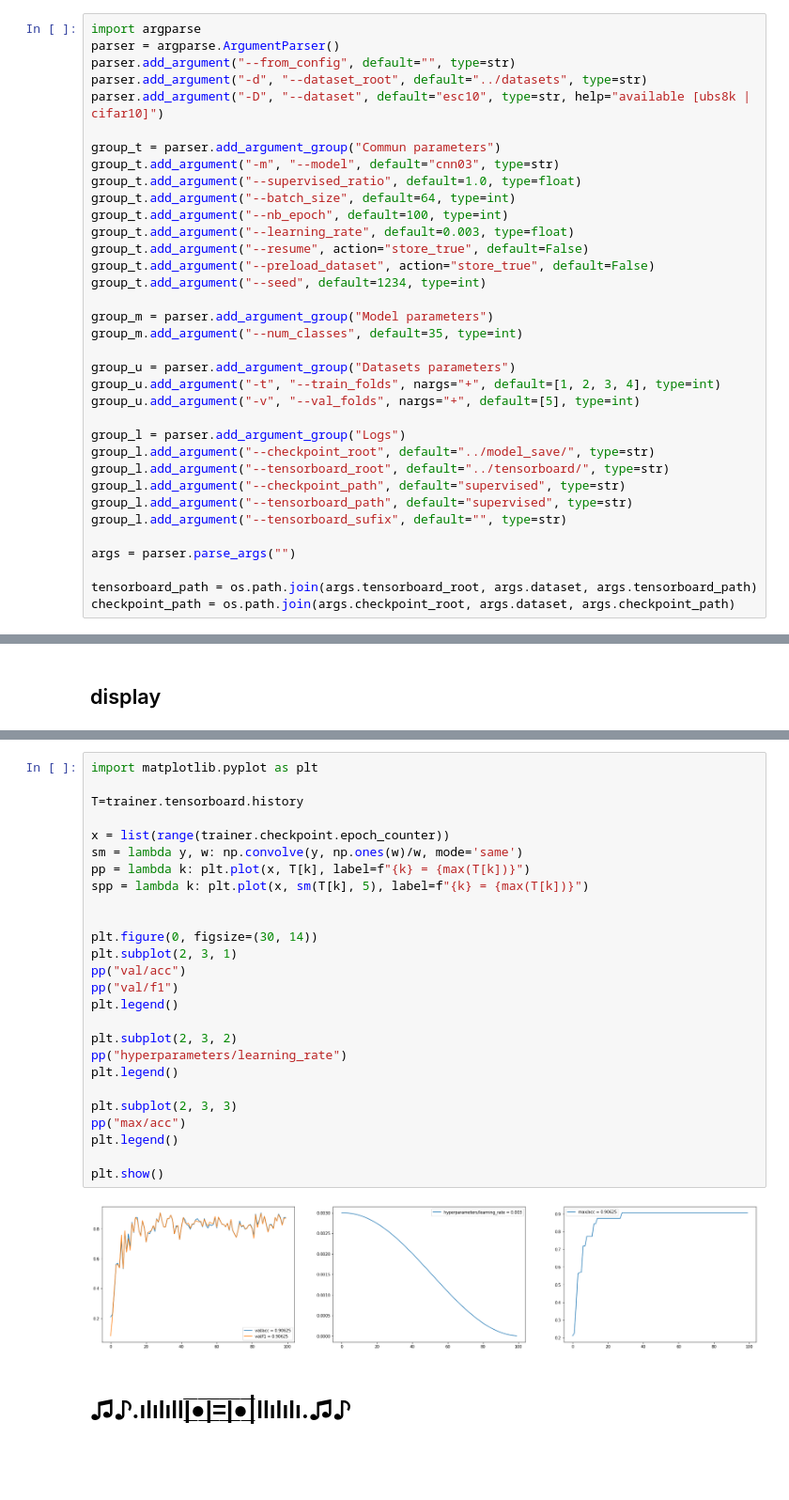
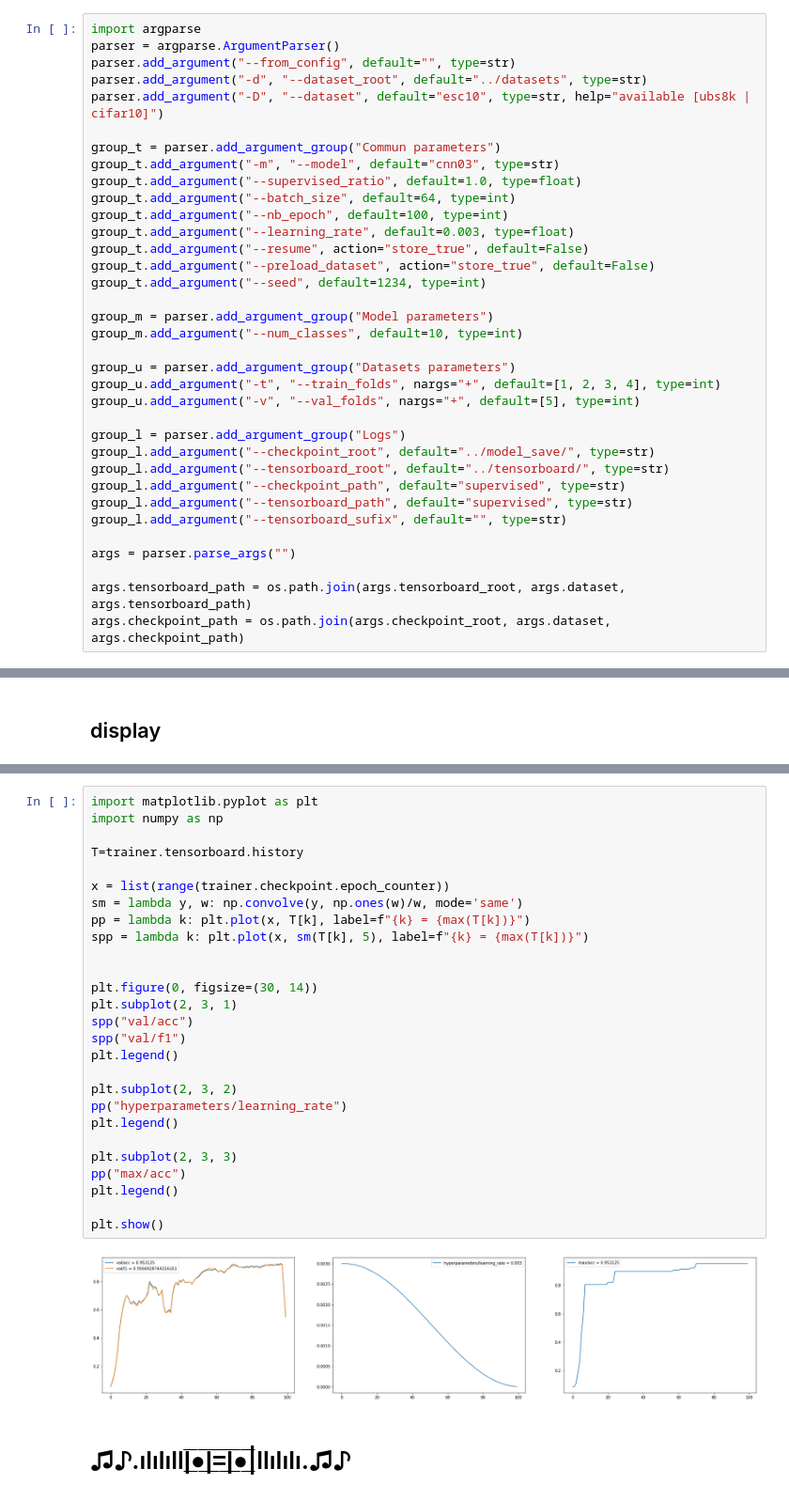
Before and after one commit to lcances/semi-supervised, a Jupyter notebook: notebooks/full_supervised.ipynb, the cells around one changed output, grey strips where cells are left out. Shown at 94% size. Cells and saved outputs as stored; diff of their text form; blank space fills up the shorter version.

```diff
--- a/notebooks/full_supervised.ipynb
+++ b/notebooks/full_supervised.ipynb
@@ -56,7 +53,7 @@ group_t.add_argument("--preload_dataset", action="store_true", default=False)
 group_t.add_argument("--seed", default=1234, type=int)
 
 group_m = parser.add_argument_group("Model parameters")
-group_m.add_argument("--num_classes", default=35, type=int)
+group_m.add_argument("--num_classes", default=10, type=int)
 
 group_u = parser.add_argument_group("Datasets parameters")
 group_u.add_argument("-t", "--train_folds", nargs="+", default=[1, 2, 3, 4], type=int)
@@ -71,7 +68,7 @@ group_l.add_argument("--tensorboard_sufix", default="", type=str)
 
 args = parser.parse_args("")
 
-tensorboard_path = os.path.join(args.tensorboard_root, args.dataset, args.tensorboard_path)
-checkpoint_path = os.path.join(args.checkpoint_root, args.dataset, args.checkpoint_path)
+args.tensorboard_path = os.path.join(args.tensorboard_root, args.dataset, args.tensorboard_path)
+args.checkpoint_path = os.path.join(args.checkpoint_root, args.dataset, args.checkpoint_path)
 # %%
 vars(args)
@@ -443,30 +442,31 @@ if args.dataset.lower() == "speechcommand":
 # %%
 import matplotlib.pyplot as plt
+import numpy as np
 
 T=trainer.tensorboard.history
 
 x = list(range(trainer.checkpoint.epoch_counter))
 sm = lambda y, w: np.convolve(y, np.ones(w)/w, mode='same')
 pp = lambda k: plt.plot(x, T[k], label=f"{k} = {max(T[k])}")
 spp = lambda k: plt.plot(x, sm(T[k], 5), label=f"{k} = {max(T[k])}")
 
 
 plt.figure(0, figsize=(30, 14))
 plt.subplot(2, 3, 1)
-pp("val/acc")
-pp("val/f1")
+spp("val/acc")
+spp("val/f1")
 plt.legend()
 
 plt.subplot(2, 3, 2)
 pp("hyperparameters/learning_rate")
 plt.legend()
 
 plt.subplot(2, 3, 3)
 pp("max/acc")
 plt.legend()
 
 plt.show()
 # %% [output]
-[figure, old version]
+[figure, new version]
 # %% [markdown]
 # ♫♪.ılılıll|̲̅̅●̲̅̅|̲̅̅=̲̅̅|̲̅̅●̲̅̅|llılılı.♫♪
```
Also changed, not shown: parts of 11 cells of this notebook, 13 other files.
